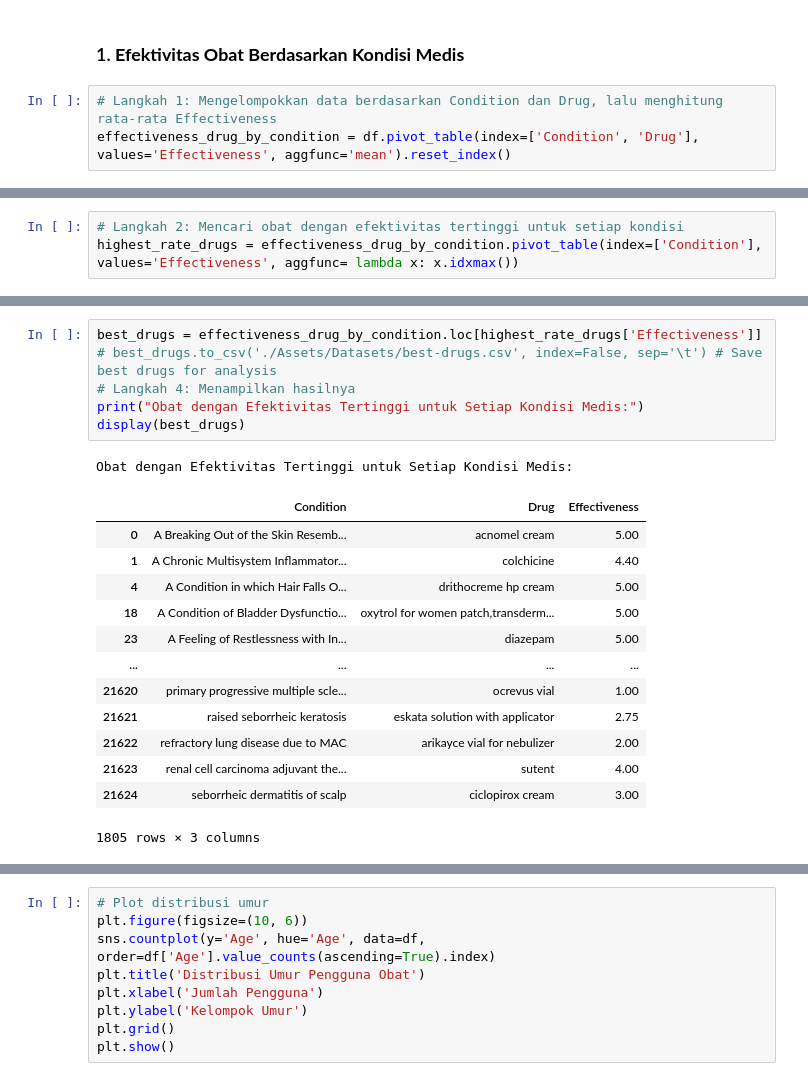
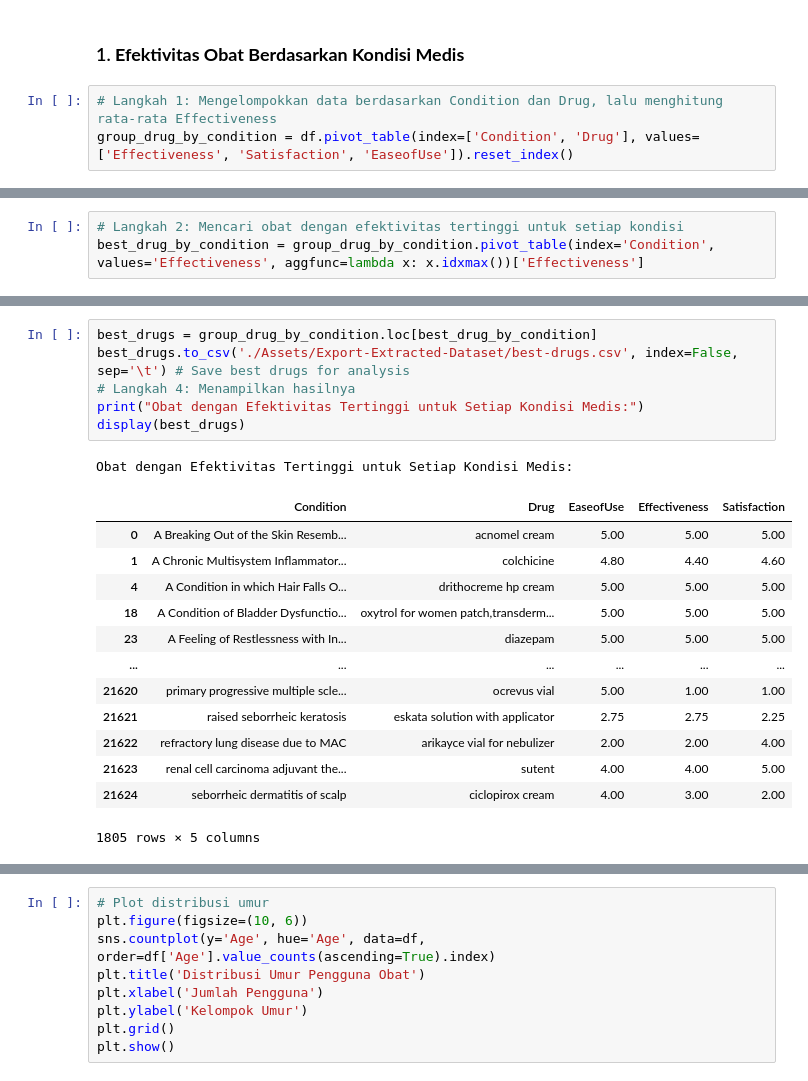
Before and after one commit to AnggaDS01/Python, a Jupyter notebook: Machine-Learning/Projects/Pytorch/Classification-Tasks/WebMD-Drug-Reviews-Dataset/explore_data.ipynb, the cells around one changed output, grey strips where cells are left out. Cells and saved outputs as stored; diff of their text form.

```diff
--- a/Machine-Learning/Projects/Pytorch/Classification-Tasks/WebMD-Drug-Reviews-Dataset/explore_data.ipynb
+++ b/Machine-Learning/Projects/Pytorch/Classification-Tasks/WebMD-Drug-Reviews-Dataset/explore_data.ipynb
@@ -132,4 +152,4 @@ Insight: Ini bisa memberikan insight penting untuk strategi pemasaran musiman at
 ### 1. **Efektivitas Obat Berdasarkan Kondisi Medis**
 # %%
 # Langkah 1: Mengelompokkan data berdasarkan Condition dan Drug, lalu menghitung rata-rata Effectiveness
-effectiveness_drug_by_condition = df.pivot_table(index=['Condition', 'Drug'], values='Effectiveness', aggfunc='mean').reset_index()
+group_drug_by_condition = df.pivot_table(index=['Condition', 'Drug'], values=['Effectiveness', 'Satisfaction', 'EaseofUse']).reset_index()
@@ -155,3 +172,3 @@ effectiveness_drug_by_condition[:15]
 # %%
 # Langkah 2: Mencari obat dengan efektivitas tertinggi untuk setiap kondisi
-highest_rate_drugs = effectiveness_drug_by_condition.pivot_table(index=['Condition'], values='Effectiveness', aggfunc= lambda x: x.idxmax())
+best_drug_by_condition = group_drug_by_condition.pivot_table(index='Condition', values='Effectiveness', aggfunc=lambda x: x.idxmax())['Effectiveness']
@@ -174,21 +191,21 @@ Name: Effectiveness, Length: 1805, dtype: int64
 # %%
-best_drugs = effectiveness_drug_by_condition.loc[highest_rate_drugs['Effectiveness']]
-# best_drugs.to_csv('./Assets/Datasets/best-drugs.csv', index=False, sep='\t') # Save best drugs for analysis
+best_drugs = group_drug_by_condition.loc[best_drug_by_condition]
+best_drugs.to_csv('./Assets/Export-Extracted-Dataset/best-drugs.csv', index=False, sep='\t') # Save best drugs for analysis
 # Langkah 4: Menampilkan hasilnya
 print("Obat dengan Efektivitas Tertinggi untuk Setiap Kondisi Medis:")
 display(best_drugs)
 # %% [output]
 Obat dengan Efektivitas Tertinggi untuk Setiap Kondisi Medis:
-|  | Condition | Drug | Effectiveness |
-| 0 | A Breaking Out of the Skin Resemb... | acnomel cream | 5.00 |
-| 1 | A Chronic Multisystem Inflammator... | colchicine | 4.40 |
-| 4 | A Condition in which Hair Falls O... | drithocreme hp cream | 5.00 |
-| 18 | A Condition of Bladder Dysfunctio... | oxytrol for women patch,transderm... | 5.00 |
-| 23 | A Feeling of Restlessness with In... | diazepam | 5.00 |
-| ... | ... | ... | ... |
-| 21620 | primary progressive multiple scle... | ocrevus vial | 1.00 |
-| 21621 | raised seborrheic keratosis | eskata solution with applicator | 2.75 |
-| 21622 | refractory lung disease due to MAC | arikayce vial for nebulizer | 2.00 |
-| 21623 | renal cell carcinoma adjuvant the... | sutent | 4.00 |
-| 21624 | seborrheic dermatitis of scalp | ciclopirox cream | 3.00 |
+|  | Condition | Drug | EaseofUse | Effectiveness | Satisfaction |
+| 0 | A Breaking Out of the Skin Resemb... | acnomel cream | 5.00 | 5.00 | 5.00 |
+| 1 | A Chronic Multisystem Inflammator... | colchicine | 4.80 | 4.40 | 4.60 |
+| 4 | A Condition in which Hair Falls O... | drithocreme hp cream | 5.00 | 5.00 | 5.00 |
+| 18 | A Condition of Bladder Dysfunctio... | oxytrol for women patch,transderm... | 5.00 | 5.00 | 5.00 |
+| 23 | A Feeling of Restlessness with In... | diazepam | 5.00 | 5.00 | 5.00 |
+| ... | ... | ... | ... | ... | ... |
+| 21620 | primary progressive multiple scle... | ocrevus vial | 5.00 | 1.00 | 1.00 |
+| 21621 | raised seborrheic keratosis | eskata solution with applicator | 2.75 | 2.75 | 2.25 |
+| 21622 | refractory lung disease due to MAC | arikayce vial for nebulizer | 2.00 | 2.00 | 4.00 |
+| 21623 | renal cell carcinoma adjuvant the... | sutent | 4.00 | 4.00 | 5.00 |
+| 21624 | seborrheic dermatitis of scalp | ciclopirox cream | 4.00 | 3.00 | 2.00 |
-1805 rows × 3 columns
+1805 rows × 5 columns
```
Also changed, not shown: parts of 30 cells of this notebook, 1 other file.
